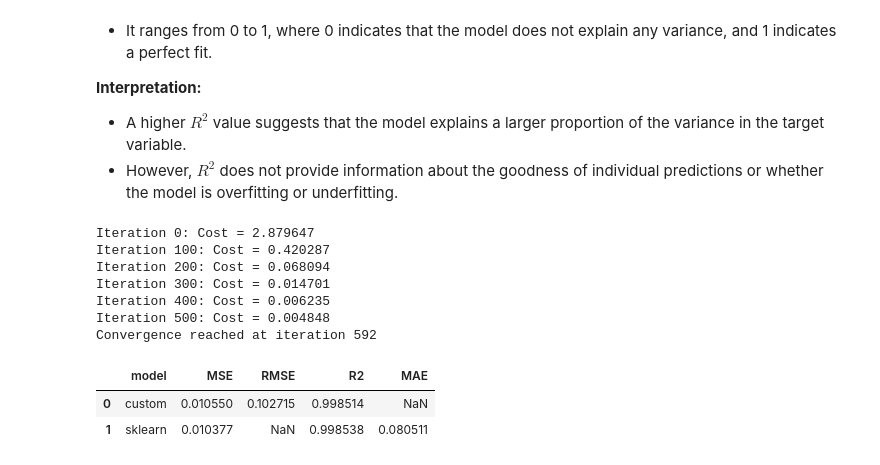
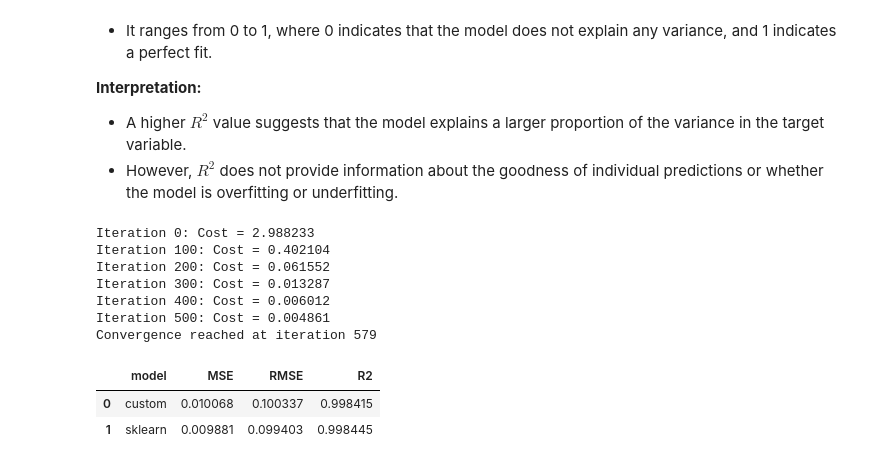
Before and after one commit to viderson/ml_from_scratch, a Jupyter notebook: notebooks/compare_linear_regression.ipynb, the cells around one changed output. Cells and saved outputs as stored; diff of their text form; code cells hidden in the pictures.

```diff
--- a/notebooks/compare_linear_regression.ipynb
+++ b/notebooks/compare_linear_regression.ipynb
@@ -190,52 +174,44 @@ $$
 # %%
 from mlfs.metrics import mse as custom_mse, rmse as custom_rmse, r2_score as custom_r2
 from sklearn.metrics import mean_squared_error, mean_absolute_error, r2_score as sklearn_r2
 from mlfs.preprocessing import train_test_split, standardize
 
 
 X, y = generate_data(1000)
 X_train, X_test, y_train, y_test = train_test_split(X,y)
 
 custom_model = CustomLinearRegression()
-custom_model.fit(X_train, y_train)
+custom_model.fit(X_train, y_train, plot_cost=True)
 sk_model = SklearnLinearRegression()
 sk_model = sk_model.fit(X_train, y_train)
 
 y_pred_custom = custom_model.predict(X_test)
 y_pred_sk     = sk_model.predict(X_test)
 
-custom_metrics = {
-    'MSE': custom_mse,
-    'RMSE': custom_rmse,
-    'R2': custom_r2,
-}
+mse_c = custom_mse(y_test,y_pred_custom)
+rmse_c = custom_rmse(y_test, y_pred_custom)
+r2_c = custom_r2(y_test, y_pred_custom)
 
-sklearn_metrics = {
-    'MSE': mean_squared_error,
-    'MAE': mean_absolute_error,
-    'R2': sklearn_r2,
-}
+mse_s  = mean_squared_error(y_test, y_pred_sk)
+rmse_s = np.sqrt(mse_s)
+r2_s   = sklearn_r2(y_test, y_pred_sk)
 
-results = []
-for name, y_pred, metrics_dict in [
-    ('custom', y_pred_custom, custom_metrics),
-    ('sklearn', y_pred_sk, sklearn_metrics)
-]:
-    row = {'model': name}
-    for m_name, m_func in metrics_dict.items():
-        row[m_name] = m_func(y_test, y_pred)
-    results.append(row)
+df_results = pd.DataFrame({
+    'model': ['custom', 'sklearn'],
+    'MSE':   [mse_c, mse_s],
+    'RMSE':  [rmse_c, rmse_s],
+    'R2':    [r2_c, r2_s]
+})
 
-df_results = pd.DataFrame(results)
-df_results
+display(df_results)
 # %% [output]
-Iteration 0: Cost = 2.879647
-Iteration 100: Cost = 0.420287
-Iteration 200: Cost = 0.068094
-Iteration 300: Cost = 0.014701
-Iteration 400: Cost = 0.006235
-Iteration 500: Cost = 0.004848
-Convergence reached at iteration 592
+Iteration 0: Cost = 2.988233
+Iteration 100: Cost = 0.402104
+Iteration 200: Cost = 0.061552
+Iteration 300: Cost = 0.013287
+Iteration 400: Cost = 0.006012
+Iteration 500: Cost = 0.004861
+Convergence reached at iteration 579
-|  | model | MSE | RMSE | R2 | MAE |
-| 0 | custom | 0.010550 | 0.102715 | 0.998514 | NaN |
-| 1 | sklearn | 0.010377 | NaN | 0.998538 | 0.080511 |
+|  | model | MSE | RMSE | R2 |
+| 0 | custom | 0.010068 | 0.100337 | 0.998415 |
+| 1 | sklearn | 0.009881 | 0.099403 | 0.998445 |
```
Also changed, not shown: parts of 6 cells of this notebook, 2 other files.
